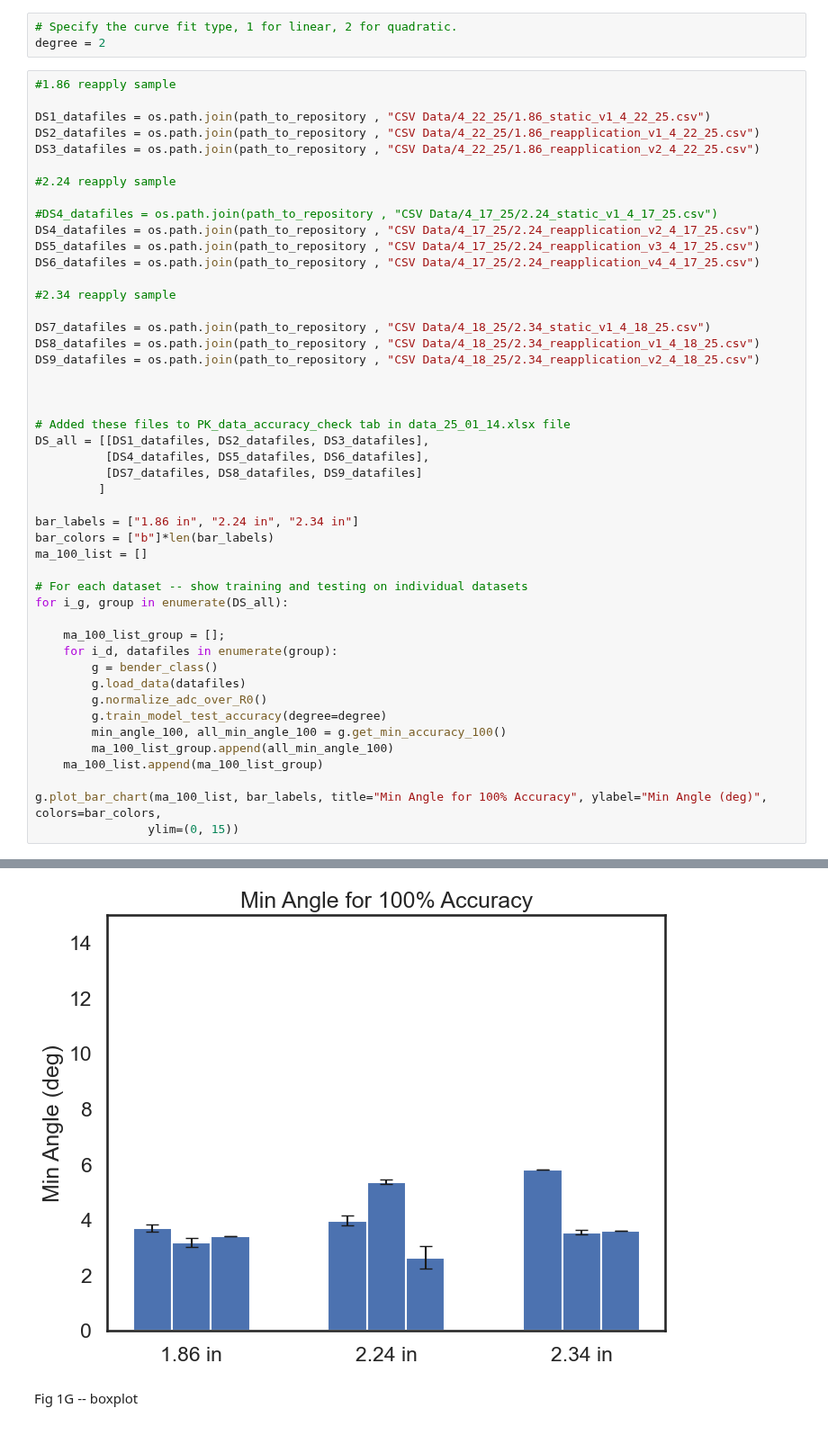
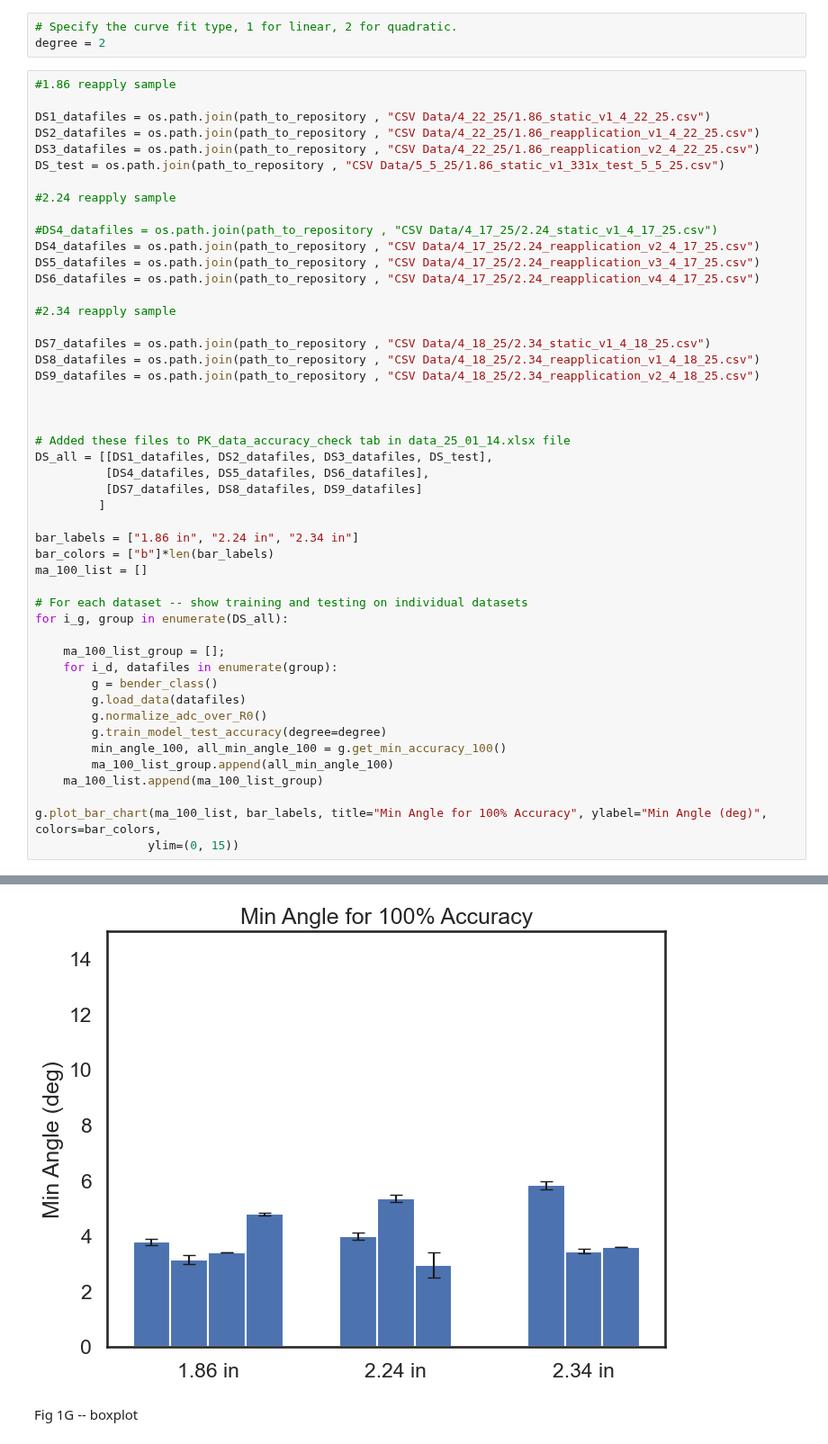
Before and after one commit to neuralengatberkeley/Strain-Sensor-, a Jupyter notebook: Code/analysis/reapplication_analysis_TO_4_22_25.ipynb, the cells around one changed output, grey strips where cells are left out. Shown at 90% size. Saved outputs shown, nothing was run; the diff lists cells and outputs as text.

Commit message:
new data acquired and new arduino daq

```diff
--- a/Code/analysis/reapplication_analysis_TO_4_22_25.ipynb
+++ b/Code/analysis/reapplication_analysis_TO_4_22_25.ipynb
@@ -23,6 +23,7 @@ degree = 2
 DS1_datafiles = os.path.join(path_to_repository , "CSV Data/4_22_25/1.86_static_v1_4_22_25.csv")
 DS2_datafiles = os.path.join(path_to_repository , "CSV Data/4_22_25/1.86_reapplication_v1_4_22_25.csv")
 DS3_datafiles = os.path.join(path_to_repository , "CSV Data/4_22_25/1.86_reapplication_v2_4_22_25.csv")
+DS_test = os.path.join(path_to_repository , "CSV Data/5_5_25/1.86_static_v1_331x_test_5_5_25.csv")
 
 #2.24 reapply sample
 
@@ -40,7 +41,7 @@ DS9_datafiles = os.path.join(path_to_repository , "CSV Data/4_18_25/2.34_reappli
 
 
 # Added these files to PK_data_accuracy_check tab in data_25_01_14.xlsx file
-DS_all = [[DS1_datafiles, DS2_datafiles, DS3_datafiles],
+DS_all = [[DS1_datafiles, DS2_datafiles, DS3_datafiles, DS_test],
           [DS4_datafiles, DS5_datafiles, DS6_datafiles],
           [DS7_datafiles, DS8_datafiles, DS9_datafiles]
          ]
@@ -81,8 +82,8 @@ ADC normalized with initial value R₀: 399.0
 <class 'list'>
 <class 'list'>
 <class 'list'>
 <class 'list'>
-[figure, old version]
+[figure, new version]
 # %% [markdown]
 Fig 1G -- boxplot
 # %%
```
Also changed, not shown: parts of 5 cells of this notebook, 7 other files.
